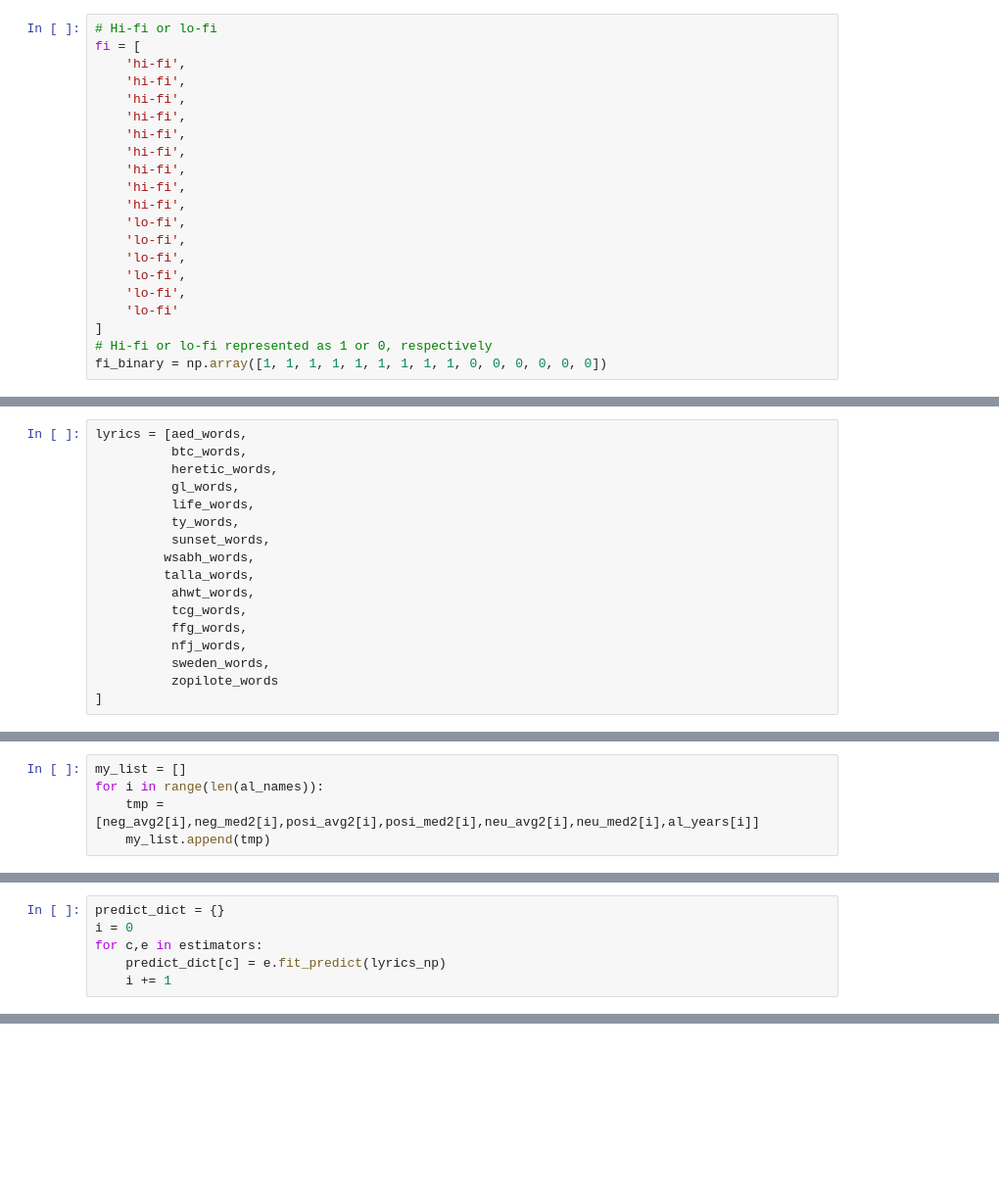
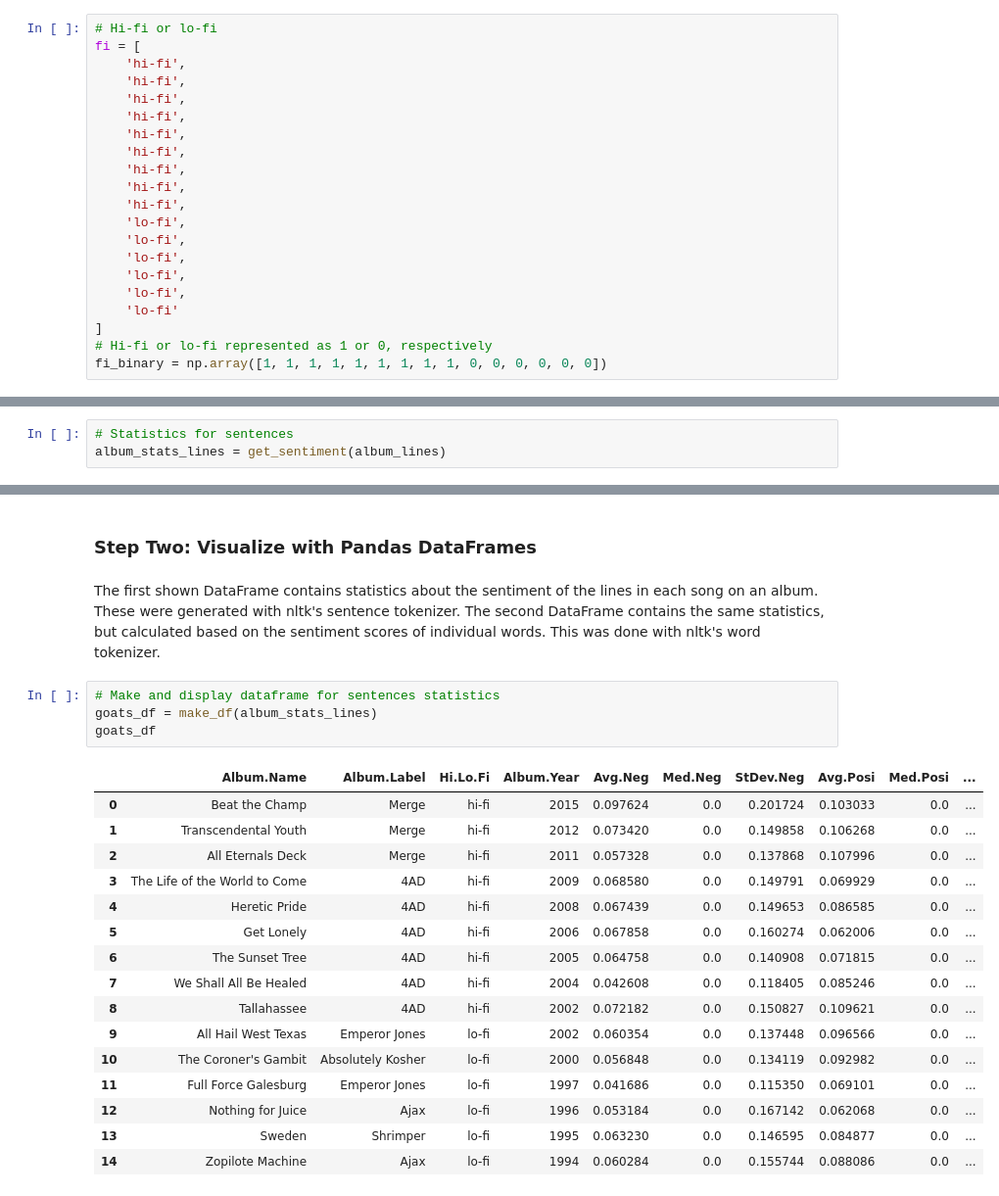
Before and after one commit to ehighland/goats_stats, a Jupyter notebook: goats.ipynb, the cells around one changed output, grey strips where cells are left out. Shown at 98% size. Drawn from its saved outputs; the diff is of its cells as text; blank space fills up the shorter version.

Commit message:
Updated comments and narrative and added new machine learning classifiers

```diff
--- a/goats.ipynb
+++ b/goats.ipynb
@@ -619,17 +212,0 @@ Accuracy: 0.73 (+/- 0.45)
-# %%
-lyrics = [aed_words,
-          btc_words,
-          heretic_words,
-          gl_words,
-          life_words,
-          ty_words,
-          sunset_words,
-         wsabh_words,
-         talla_words,
-          ahwt_words,
-          tcg_words,
-          ffg_words,
-          nfj_words,
-          sweden_words,
-          zopilote_words
-]
@@ -665,5 +212,0 @@ lyrics_np = lyrics_df.to_numpy()
-# %%
-my_list = []
-for i in range(len(al_names)):
-    tmp = [neg_avg2[i],neg_med2[i],posi_avg2[i],posi_med2[i],neu_avg2[i],neu_med2[i],al_years[i]]
-    my_list.append(tmp)
@@ -741,6 +212,0 @@ estimators = [
-# %%
-predict_dict = {}
-i = 0
-for c,e in estimators:
-    predict_dict[c] = e.fit_predict(lyrics_np)
-    i += 1
@@ -792,0 +252,3 @@ estimators[1].fit_r
+# %%
+# Statistics for sentences
+album_stats_lines = get_sentiment(album_lines)
@@ -792,0 +278,25 @@ estimators[1].fit_r
+# %% [markdown]
+### Step Two: Visualize with Pandas DataFrames
+# %% [markdown]
+The first shown DataFrame contains statistics about the sentiment of the lines in each song on an album. These were generated with nltk's sentence tokenizer. The second DataFrame contains the same statistics, but calculated based on the sentiment scores of individual words. This was done with nltk's word tokenizer.
+# %%
+# Make and display dataframe for sentences statistics
+goats_df = make_df(album_stats_lines)
+goats_df
+# %% [output]
+|  | Album.Name | Album.Label | Hi.Lo.Fi | Album.Year | Avg.Neg | Med.Neg | StDev.Neg | Avg.Posi | Med.Posi | ... |
+| 0 | Beat the Champ | Merge | hi-fi | 2015 | 0.097624 | 0.0 | 0.201724 | 0.103033 | 0.0 | ... |
+| 1 | Transcendental Youth | Merge | hi-fi | 2012 | 0.073420 | 0.0 | 0.149858 | 0.106268 | 0.0 | ... |
+| 2 | All Eternals Deck | Merge | hi-fi | 2011 | 0.057328 | 0.0 | 0.137868 | 0.107996 | 0.0 | ... |
+| 3 | The Life of the World to Come | 4AD | hi-fi | 2009 | 0.068580 | 0.0 | 0.149791 | 0.069929 | 0.0 | ... |
+| 4 | Heretic Pride | 4AD | hi-fi | 2008 | 0.067439 | 0.0 | 0.149653 | 0.086585 | 0.0 | ... |
+| 5 | Get Lonely | 4AD | hi-fi | 2006 | 0.067858 | 0.0 | 0.160274 | 0.062006 | 0.0 | ... |
+| 6 | The Sunset Tree | 4AD | hi-fi | 2005 | 0.064758 | 0.0 | 0.140908 | 0.071815 | 0.0 | ... |
+| 7 | We Shall All Be Healed | 4AD | hi-fi | 2004 | 0.042608 | 0.0 | 0.118405 | 0.085246 | 0.0 | ... |
+| 8 | Tallahassee | 4AD | hi-fi | 2002 | 0.072182 | 0.0 | 0.150827 | 0.109621 | 0.0 | ... |
+| 9 | All Hail West Texas | Emperor Jones | lo-fi | 2002 | 0.060354 | 0.0 | 0.137448 | 0.096566 | 0.0 | ... |
+| 10 | The Coroner's Gambit | Absolutely Kosher | lo-fi | 2000 | 0.056848 | 0.0 | 0.134119 | 0.092982 | 0.0 | ... |
+| 11 | Full Force Galesburg | Emperor Jones | lo-fi | 1997 | 0.041686 | 0.0 | 0.115350 | 0.069101 | 0.0 | ... |
+| 12 | Nothing for Juice | Ajax | lo-fi | 1996 | 0.053184 | 0.0 | 0.167142 | 0.062068 | 0.0 | ... |
+| 13 | Sweden | Shrimper | lo-fi | 1995 | 0.063230 | 0.0 | 0.146595 | 0.084877 | 0.0 | ... |
+| 14 | Zopilote Machine | Ajax | lo-fi | 1994 | 0.060284 | 0.0 | 0.155744 | 0.088086 | 0.0 | ... |
```
Also changed, not shown: parts of 115 cells of this notebook.
